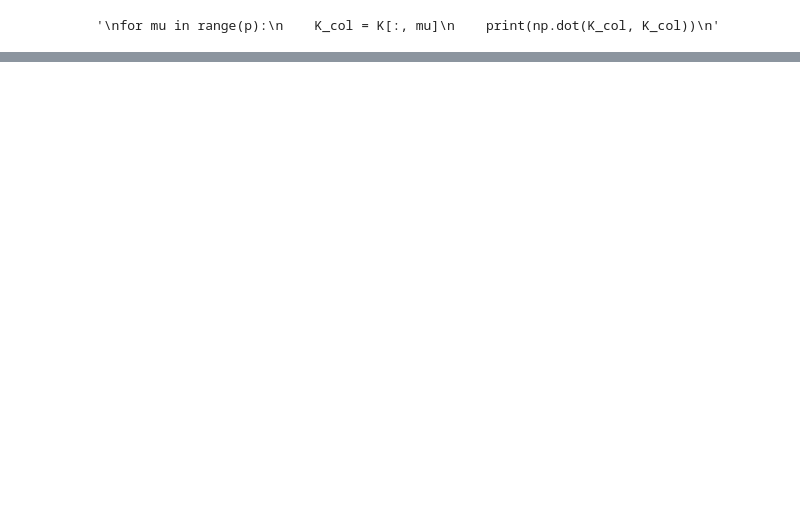
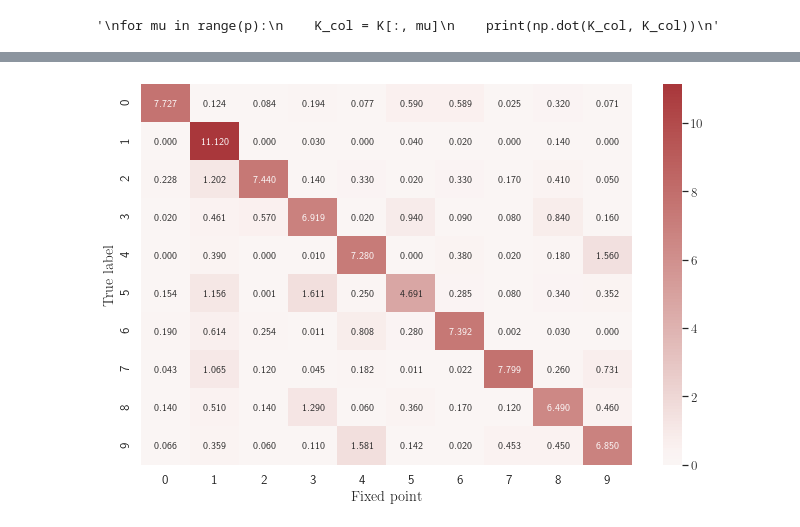
Before and after one commit to mattsmart/biomodels, a Jupyter notebook: RBM/plotting_misc.ipynb, the cells around one changed output, grey strips where cells are left out. Saved outputs shown, nothing was run; the diff lists cells and outputs as text; code cells hidden in the pictures; blank space fills up the shorter version.

```diff
--- a/RBM/plotting_misc.ipynb
+++ b/RBM/plotting_misc.ipynb
@@ -1141,0 +1530,5 @@ for mu in range(p):
+# %%
+cm10_pct = cm10[:,:10] / 10000.0 * 100
+plot_confusion_matrix_recall_LOCAL(cm10_pct, classlabels=list(range(10)), title='', save=None, annot=True)
+# %% [output]
+[figure, added]
```
Also changed, not shown: parts of 17 cells of this notebook.
